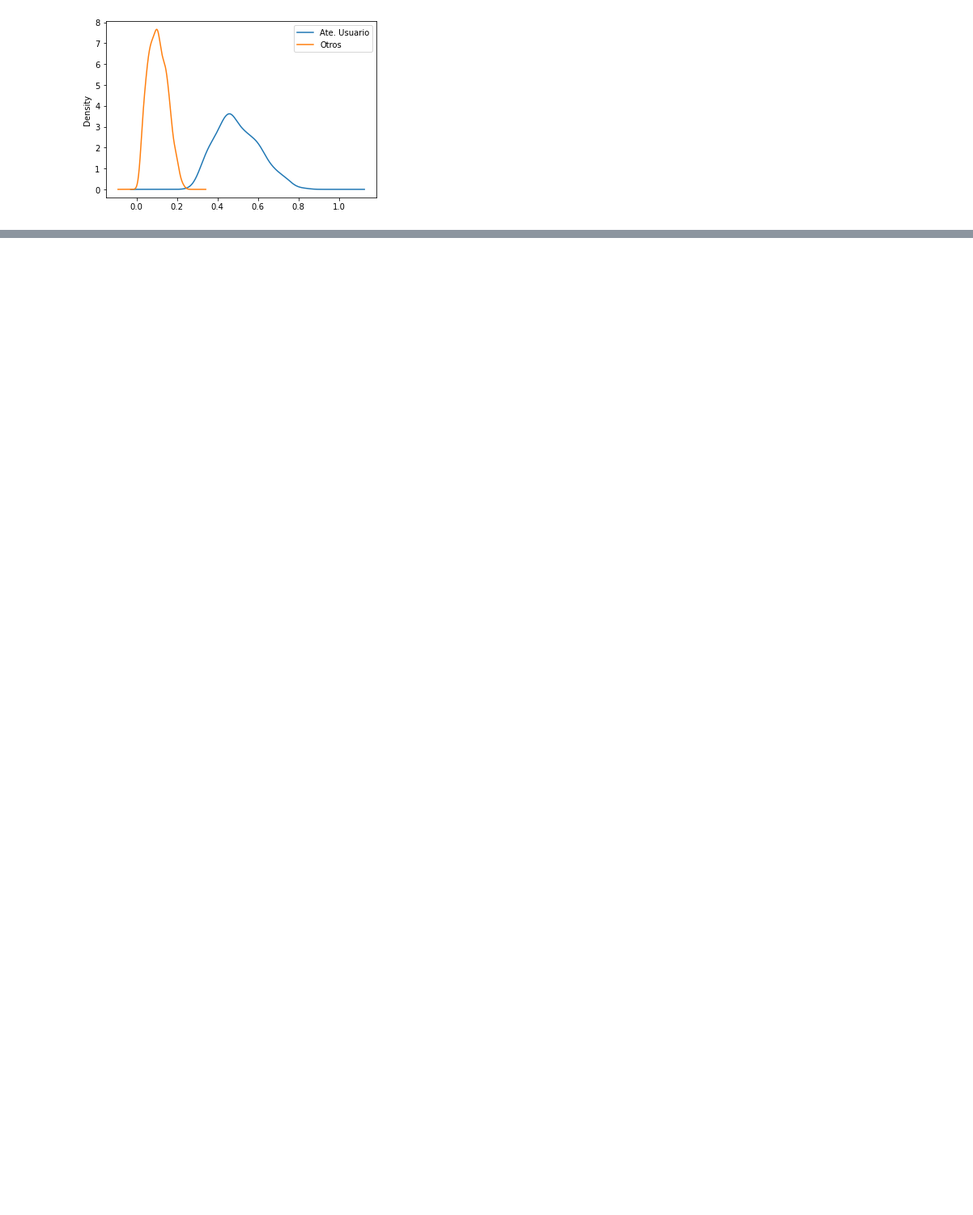
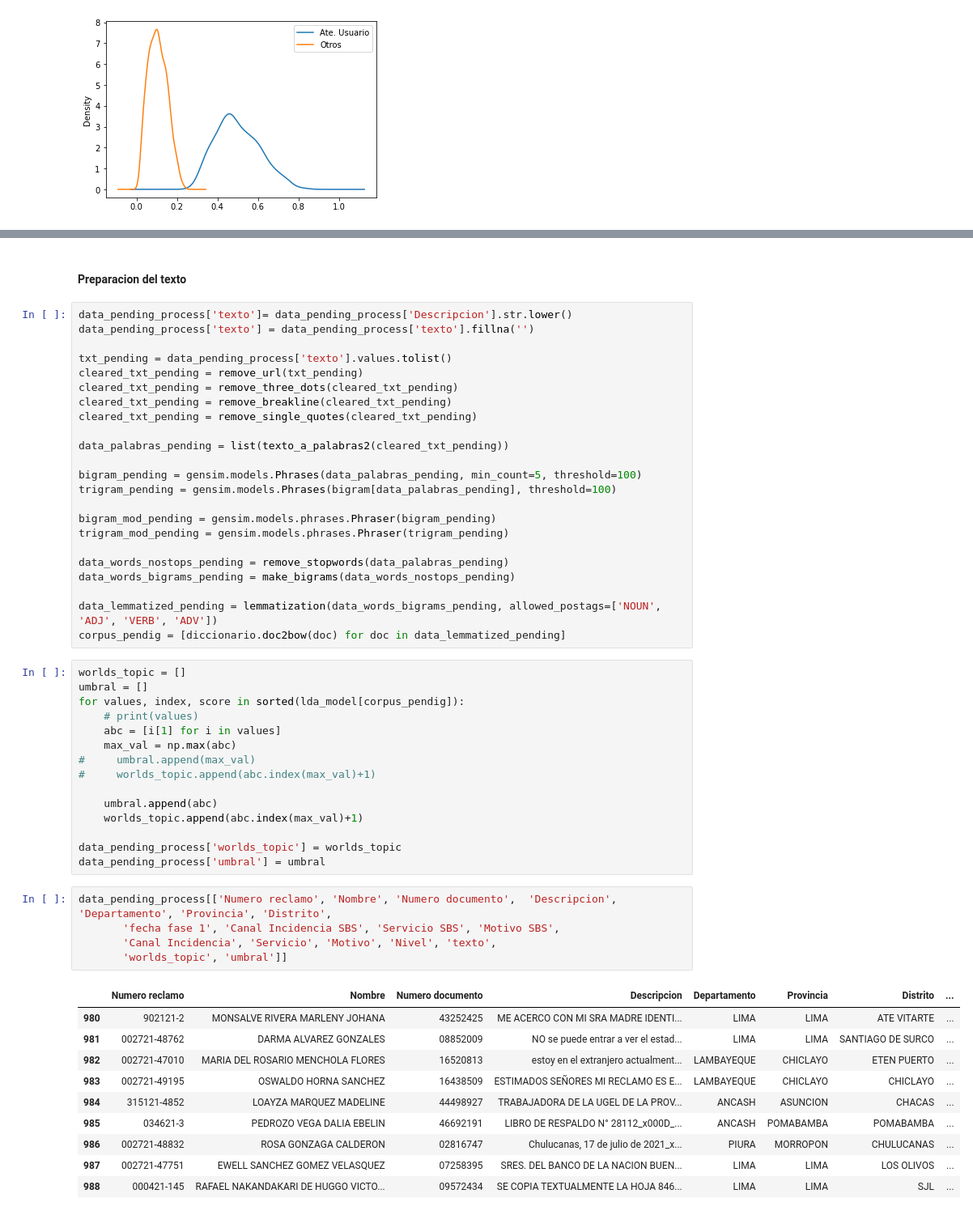
Before and after one commit to johnkbarrera/R2D2, a Jupyter notebook: BancoNacion/Computing data.ipynb, the cells around one changed output, grey strips where cells are left out. Shown at 81% size. Saved outputs shown, nothing was run; the diff lists cells and outputs as text; blank space fills up the shorter version.

Commit message:
Reclamos 03 22

```diff
--- a/BancoNacion/Computing data.ipynb
+++ b/BancoNacion/Computing data.ipynb
@@ -455,0 +558,56 @@ df_results
+# %% [markdown]
+#### Preparacion del texto
+# %%
+data_pending_process['texto']= data_pending_process['Descripcion'].str.lower()
+data_pending_process['texto'] = data_pending_process['texto'].fillna('')
+
+txt_pending = data_pending_process['texto'].values.tolist()
+cleared_txt_pending = remove_url(txt_pending)
+cleared_txt_pending = remove_three_dots(cleared_txt_pending)
+cleared_txt_pending = remove_breakline(cleared_txt_pending)
+cleared_txt_pending = remove_single_quotes(cleared_txt_pending)
+
+data_palabras_pending = list(texto_a_palabras2(cleared_txt_pending))
+
+bigram_pending = gensim.models.Phrases(data_palabras_pending, min_count=5, threshold=100)
+trigram_pending = gensim.models.Phrases(bigram[data_palabras_pending], threshold=100)
+
+bigram_mod_pending = gensim.models.phrases.Phraser(bigram_pending)
+trigram_mod_pending = gensim.models.phrases.Phraser(trigram_pending)
+
+data_words_nostops_pending = remove_stopwords(data_palabras_pending)
+data_words_bigrams_pending = make_bigrams(data_words_nostops_pending)
+
+data_lemmatized_pending = lemmatization(data_words_bigrams_pending, allowed_postags=['NOUN', 'ADJ', 'VERB', 'ADV'])
+corpus_pendig = [diccionario.doc2bow(doc) for doc in data_lemmatized_pending]
+# %%
+worlds_topic = []
+umbral = []
+for values, index, score in sorted(lda_model[corpus_pendig]):
+    # print(values)
+    abc = [i[1] for i in values]
+    max_val = np.max(abc)
+#     umbral.append(max_val)
+#     worlds_topic.append(abc.index(max_val)+1)
+
+    umbral.append(abc)
+    worlds_topic.append(abc.index(max_val)+1)
+
+data_pending_process['worlds_topic'] = worlds_topic
+data_pending_process['umbral'] = umbral
+# %%
+data_pending_process[['Numero reclamo', 'Nombre', 'Numero documento',  'Descripcion', 'Departamento', 'Provincia', 'Distrito',
+       'fecha fase 1', 'Canal Incidencia SBS', 'Servicio SBS', 'Motivo SBS',
+       'Canal Incidencia', 'Servicio', 'Motivo', 'Nivel', 'texto',
+       'worlds_topic', 'umbral']]
+# %% [output]
+|  | Numero reclamo | Nombre | Numero documento | Descripcion | Departamento | Provincia | Distrito | ... |
+| 980 | 902121-2 | MONSALVE RIVERA MARLENY JOHANA | 43252425 | ME ACERCO CON MI SRA MADRE IDENTI... | LIMA | LIMA | ATE VITARTE | ... |
+| 981 | 002721-48762 | DARMA ALVAREZ GONZALES | 08852009 | NO se puede entrar a ver el estad... | LIMA | LIMA | SANTIAGO DE SURCO | ... |
+| 982 | 002721-47010 | MARIA DEL ROSARIO MENCHOLA FLORES | 16520813 | estoy en el extranjero actualment... | LAMBAYEQUE | CHICLAYO | ETEN PUERTO | ... |
+| 983 | 002721-49195 | OSWALDO HORNA SANCHEZ | 16438509 | ESTIMADOS SEÑORES MI RECLAMO ES E... | LAMBAYEQUE | CHICLAYO | CHICLAYO | ... |
+| 984 | 315121-4852 | LOAYZA MARQUEZ MADELINE | 44498927 | TRABAJADORA DE LA UGEL DE LA PROV... | ANCASH | ASUNCION | CHACAS | ... |
+| 985 | 034621-3 | PEDROZO VEGA DALIA EBELIN | 46692191 | LIBRO DE RESPALDO N° 28112_x000D_... | ANCASH | POMABAMBA | POMABAMBA | ... |
+| 986 | 002721-48832 | ROSA GONZAGA CALDERON | 02816747 | Chulucanas, 17 de julio de 2021_x... | PIURA | MORROPON | CHULUCANAS | ... |
+| 987 | 002721-47751 | EWELL SANCHEZ GOMEZ VELASQUEZ | 07258395 | SRES. DEL BANCO DE LA NACION BUEN... | LIMA | LIMA | LOS OLIVOS | ... |
+| 988 | 000421-145 | RAFAEL NAKANDAKARI DE HUGGO VICTO... | 09572434 | SE COPIA TEXTUALMENTE LA HOJA 846... | LIMA | LIMA | SJL | ... |
```
Also changed, not shown: parts of 20 cells of this notebook, 6 other files.
